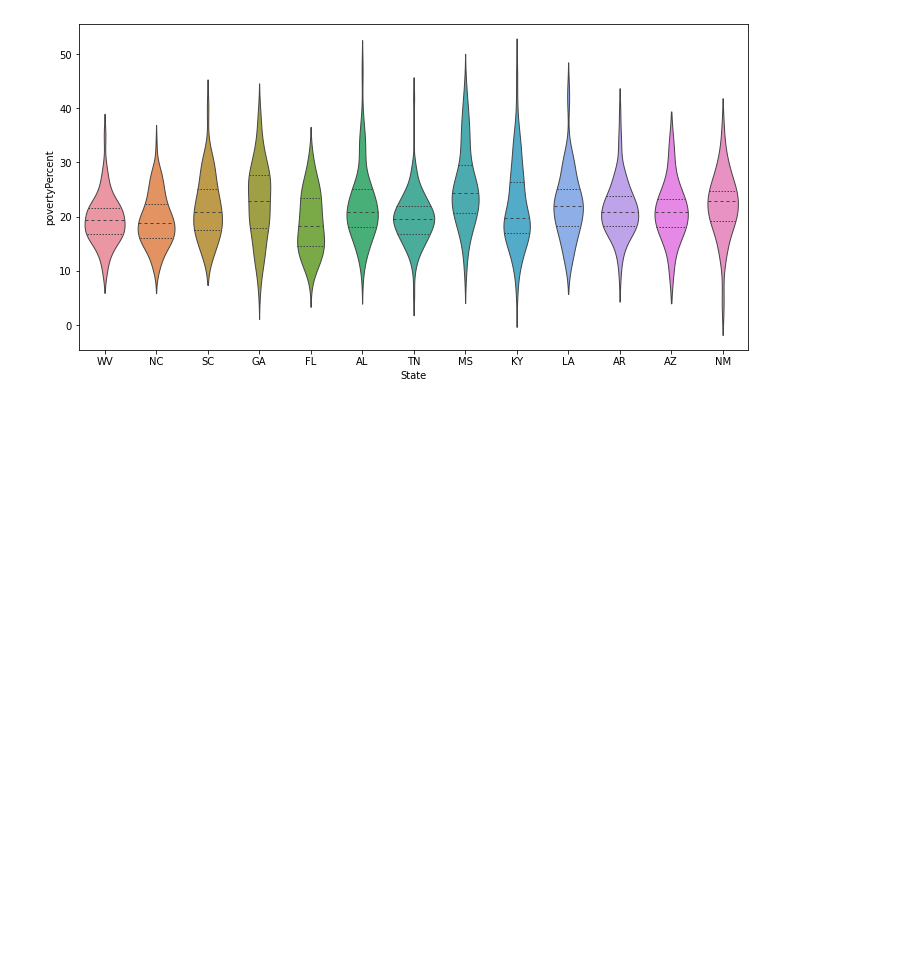
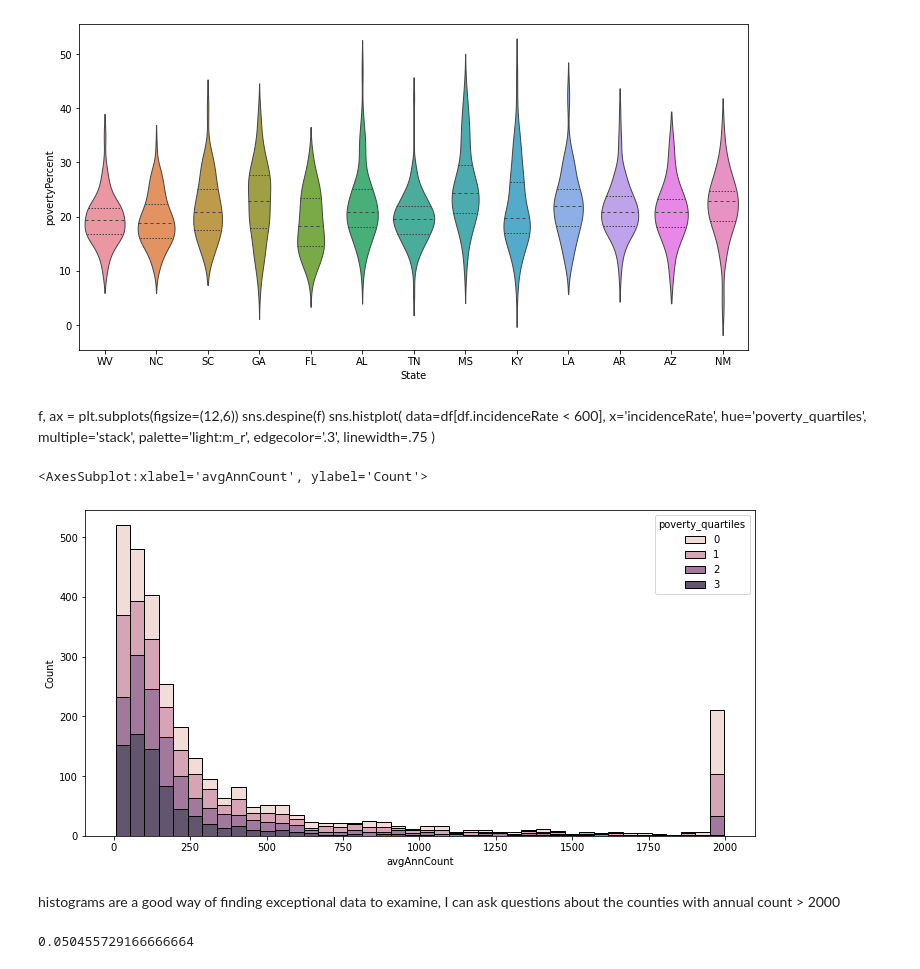
Before and after one commit to dansarmiento/ColaboratoryNotebooks, a Jupyter notebook: notebook8cd93c78a5.ipynb, the cells around one changed output. Saved outputs shown, nothing was run; the diff lists cells and outputs as text; code cells hidden in the pictures; blank space fills up the shorter version.

```diff
--- a/notebook8cd93c78a5.ipynb
+++ b/notebook8cd93c78a5.ipynb
@@ -243,3 +263,19 @@ sns.violinplot(data=df[df.state_poverty_quartile == 3], x='State', y='povertyPer
 # %% [output]
 <AxesSubplot:xlabel='State', ylabel='povertyPercent'>
 [figure]
+# %% [markdown]
+f, ax = plt.subplots(figsize=(12,6))
+sns.despine(f)
+sns.histplot( data=df[df.incidenceRate < 600], x='incidenceRate', hue='poverty_quartiles',
+             multiple='stack', palette='light:m_r',
+             edgecolor='.3', linewidth=.75
+)
+# %%
+f, ax = plt.subplots(figsize=(12,6))
+sns.histplot(data=df[df.avgAnnCount < 2000], x='avgAnnCount',hue='poverty_quartiles',
+            multiple='stack')
+# %% [output]
+<AxesSubplot:xlabel='avgAnnCount', ylabel='Count'>
+[figure, added]
+# %% [markdown]
+histograms are a good way of finding exceptional data to examine, I can ask questions about the counties with annual count > 2000
@@ -245,0 +284,5 @@ sns.violinplot(data=df[df.state_poverty_quartile == 3], x='State', y='povertyPer
+# %%
+highAvgAnnCount.shape[0] / df.shape[0]
+#5 percent of counties are in the long right skewed tail
+# %% [output]
+0.050455729166666664
```
Also changed, not shown: parts of 4 cells of this notebook.
